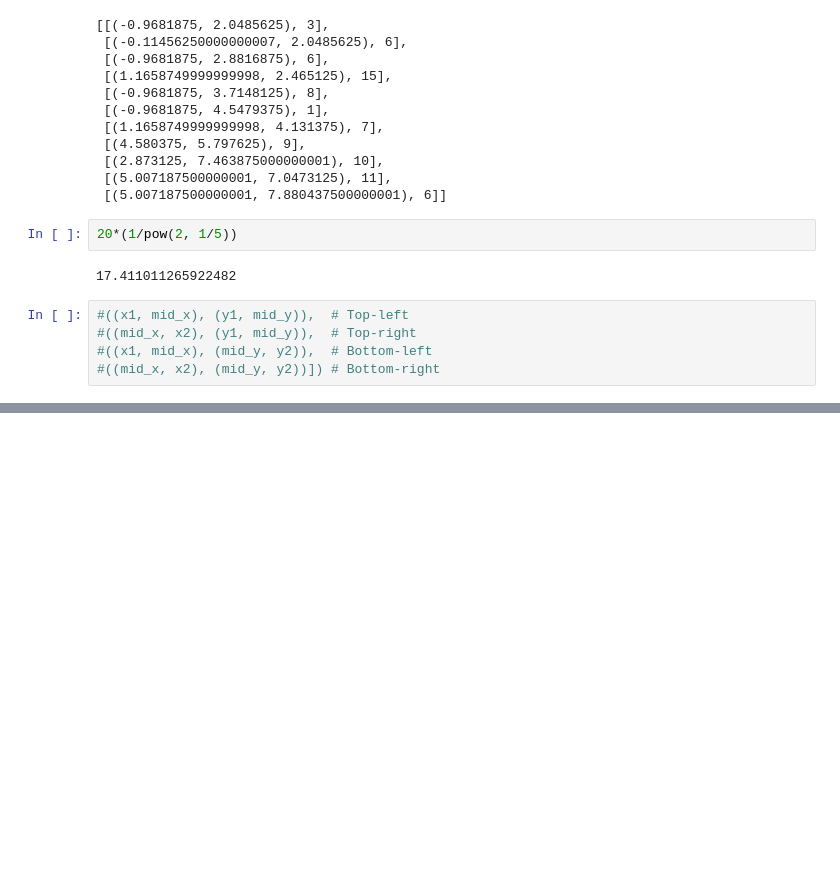
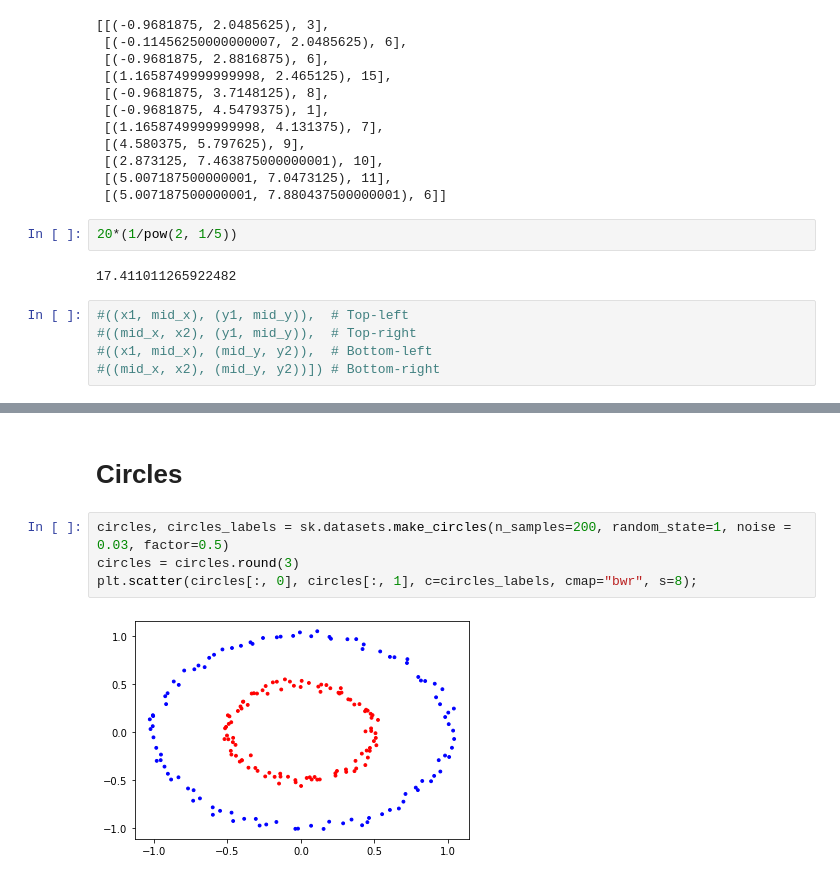
Before and after one commit to SGladkis/Coresets-in-Dynamic-Geometric-Data-Streams-implementation, a Jupyter notebook: code.ipynb, the cells around one changed output, grey strips where cells are left out. Drawn from its saved outputs; the diff is of its cells as text; blank space fills up the shorter version.

```diff
--- a/code.ipynb
+++ b/code.ipynb
@@ -229,0 +252,8 @@ Current number of cells: 7
+# %% [markdown]
+# Circles
+# %%
+circles, circles_labels = sk.datasets.make_circles(n_samples=200, random_state=1, noise = 0.03, factor=0.5)
+circles = circles.round(3)
+plt.scatter(circles[:, 0], circles[:, 1], c=circles_labels, cmap="bwr", s=8);
+# %% [output]
+[figure, added]
```
Also changed, not shown: parts of 12 cells of this notebook.
